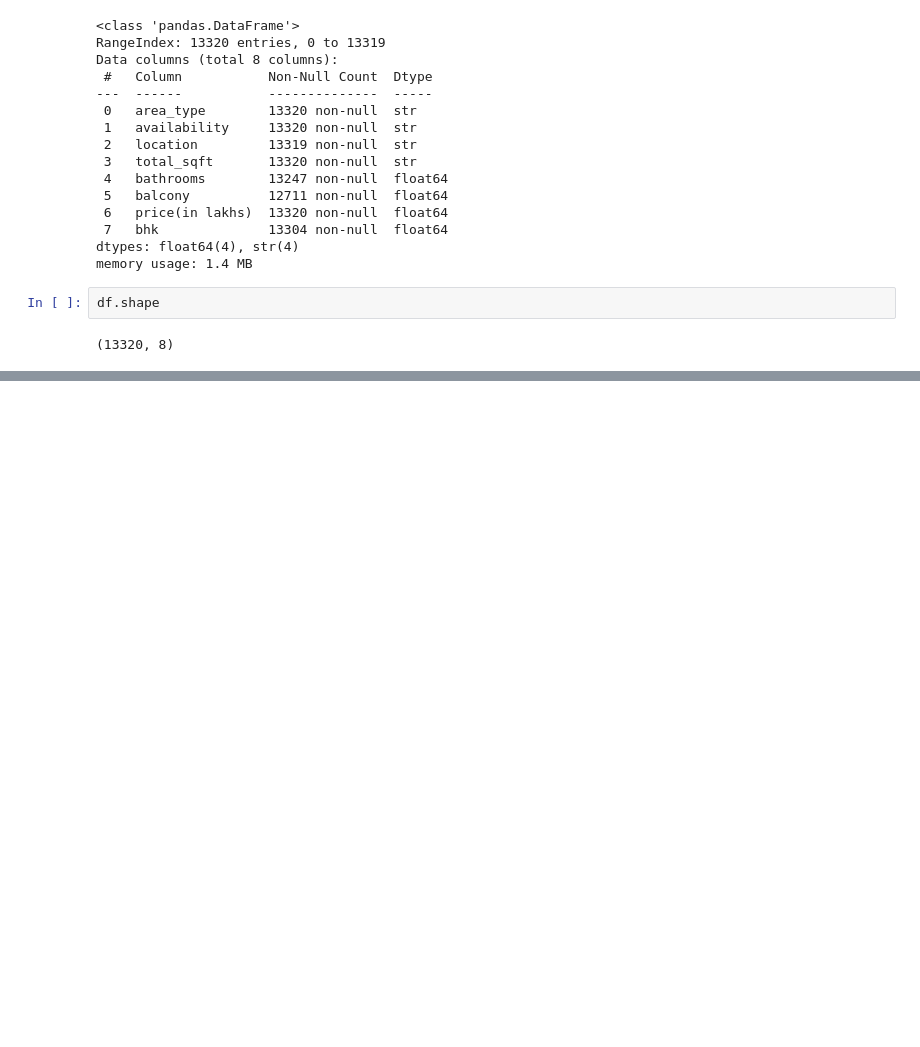
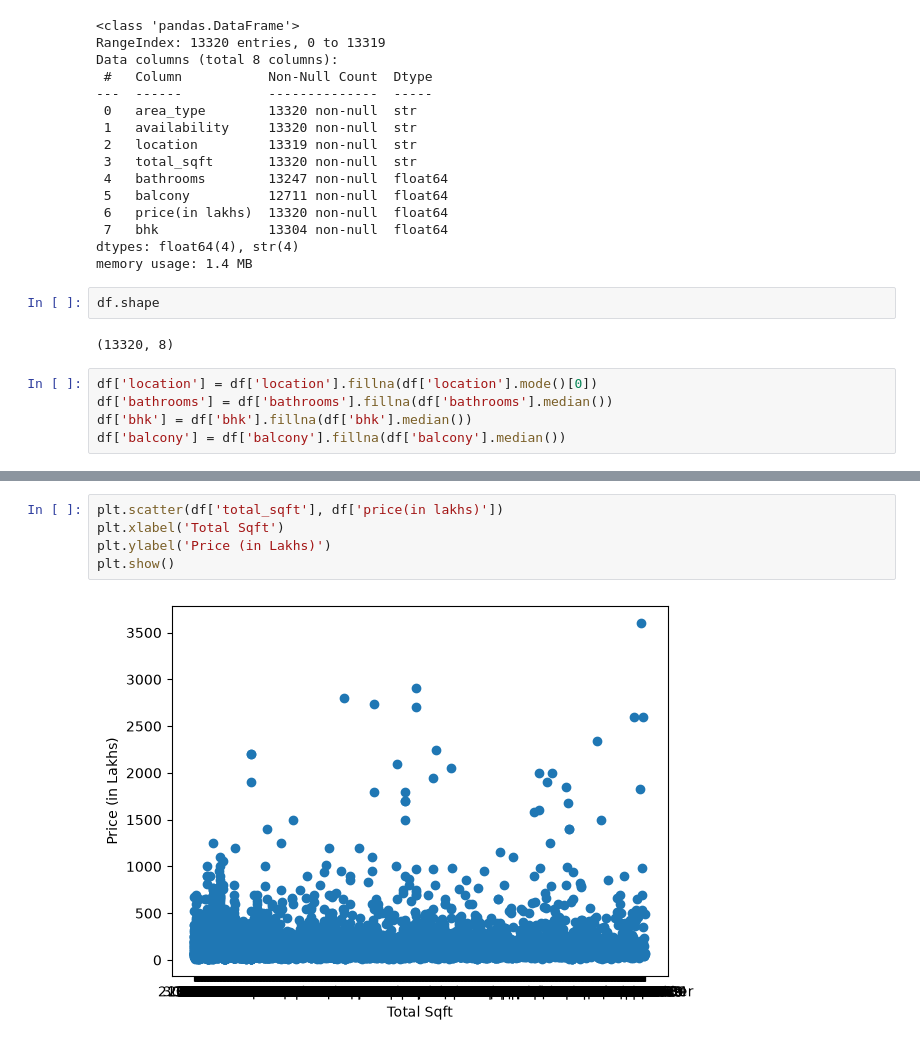
Before and after one commit to PranayBhardwaj29/bengaluru-house-price-predictor, a Jupyter notebook: notebook/model_training.ipynb, the cells around one changed output, grey strips where cells are left out. Drawn from its saved outputs; the diff is of its cells as text; blank space fills up the shorter version.

```diff
--- a/notebook/model_training.ipynb
+++ b/notebook/model_training.ipynb
@@ -282,3 +282,8 @@ memory usage: 1.4 MB
 df.shape
 # %% [output]
 (13320, 8)
+# %%
+df['location'] = df['location'].fillna(df['location'].mode()[0])
+df['bathrooms'] = df['bathrooms'].fillna(df['bathrooms'].median())
+df['bhk'] = df['bhk'].fillna(df['bhk'].median())
+df['balcony'] = df['balcony'].fillna(df['balcony'].median())
@@ -284,0 +302,7 @@ df.shape
+# %%
+plt.scatter(df['total_sqft'], df['price(in lakhs)'])
+plt.xlabel('Total Sqft')
+plt.ylabel('Price (in Lakhs)')
+plt.show()
+# %% [output]
+[figure, added]
```
Also changed, not shown: parts of 1 cell of this notebook.
